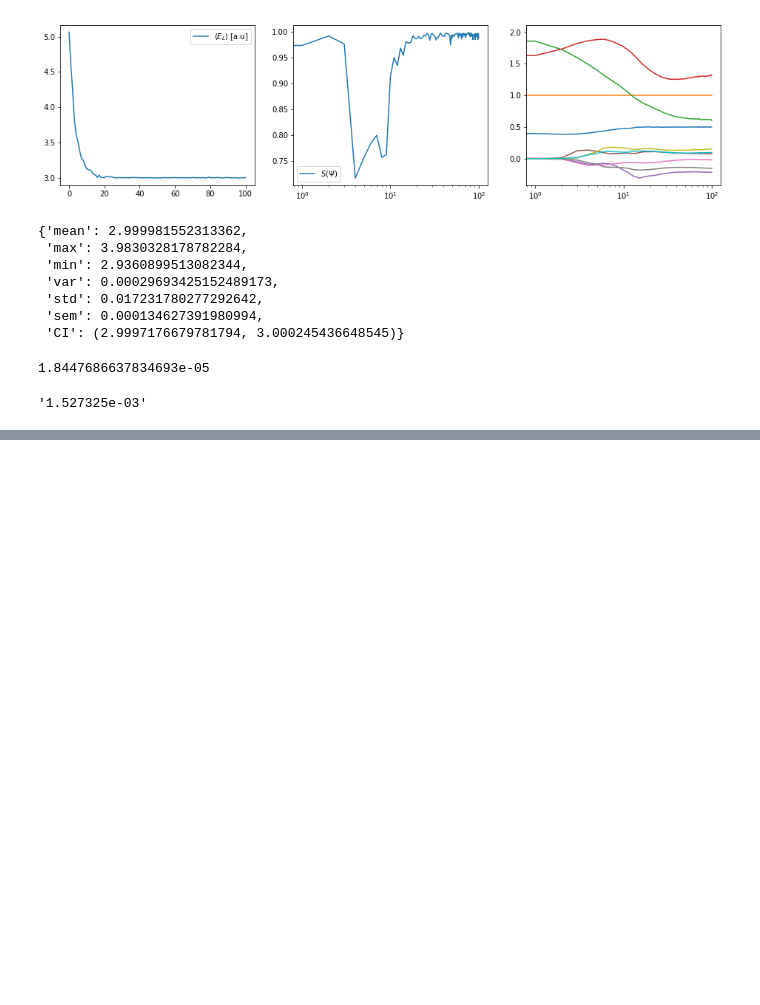
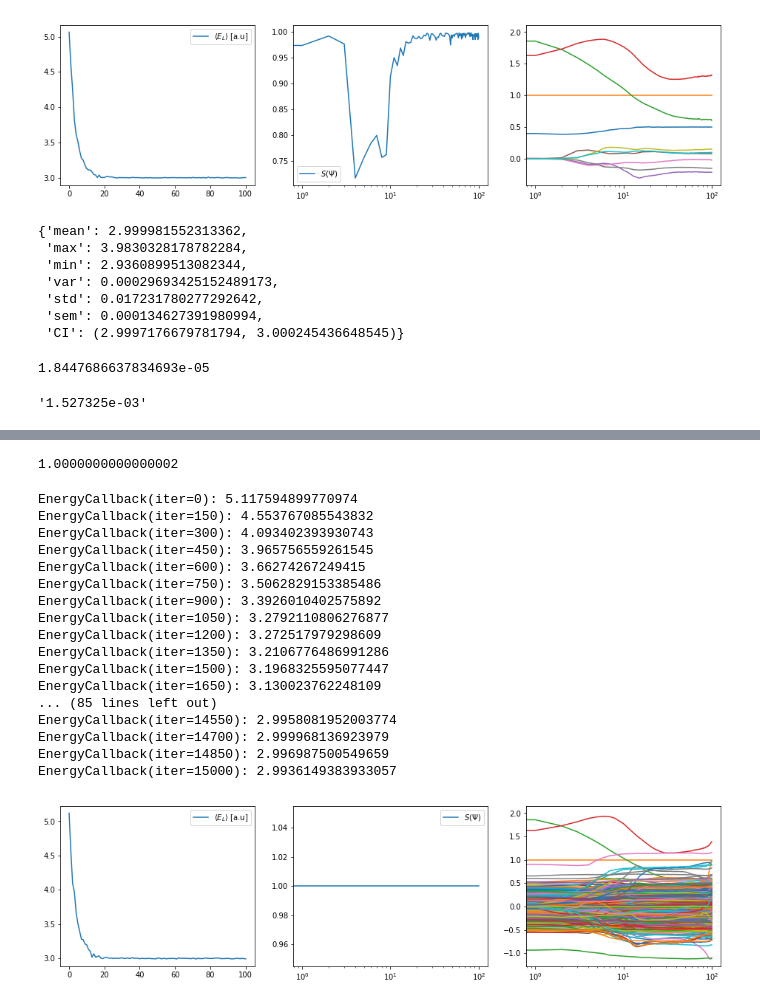
Before and after one commit to bsamseth/qflow, a Jupyter notebook: scripts/Quantum-dots-results.ipynb, the cells around one changed output, grey strips where cells are left out. Drawn from its saved outputs; the diff is of its cells as text; code cells hidden in the pictures; blank space fills up the shorter version.

```diff
--- a/scripts/rbm-sym-vs-nonsym.ipynb
+++ b/scripts/Quantum-dots-results.ipynb
@@ -431,0 +431,15 @@ AttributeError: Client
+# %%
+simple_gaussian = SimpleGaussian(alpha=0.5)
+jastrow = JastrowOrion(beta=2, gamma=1.5)
+layers = [
+    DenseLayer(2*D, 32, activation=tanh, scale_factor=0.001),
+    DenseLayer(32, 16, activation=tanh),
+    DenseLayer(16, 1, activation=exponential),
+]
+dnn = Dnn()
+for l in layers:
+    dnn.add_layer(l)
+simple_and_jastrow = WavefunctionProduct(simple_gaussian, jastrow)
+pooled_dnn = SumPooling(dnn)
+psi = WavefunctionProduct(simple_and_jastrow, pooled_dnn)
+psi_sampler = ImportanceSampler(system, psi, step_size=0.1)
@@ -431,0 +468,39 @@ AttributeError: Client
+# %%
+psi.symmetry_metric(psi_sampler, 10000)
+# %% [output]
+1.0000000000000002
+# %%
+psi_energies = EnergyCallback(samples=5000, verbose=True)
+psi_symmetries = SymmetryCallback(samples=100)
+psi_parameters = ParameterCallback()
+
+train(
+    psi,
+    H1,
+    psi_sampler,
+    iters=15000,
+    samples=1000,
+    gamma=0,
+    optimizer=AdamOptimizer(len(psi.parameters)),
+    call_backs=(psi_energies, psi_symmetries, psi_parameters),
+)
+plot_training(psi_energies, psi_symmetries, psi_parameters)
+# %% [output]
+EnergyCallback(iter=0): 5.117594899770974
+EnergyCallback(iter=150): 4.553767085543832
+EnergyCallback(iter=300): 4.093402393930743
+EnergyCallback(iter=450): 3.965756559261545
+EnergyCallback(iter=600): 3.66274267249415
+EnergyCallback(iter=750): 3.5062829153385486
+EnergyCallback(iter=900): 3.3926010402575892
+EnergyCallback(iter=1050): 3.2792110806276877
+EnergyCallback(iter=1200): 3.272517979298609
+EnergyCallback(iter=1350): 3.2106776486991286
+EnergyCallback(iter=1500): 3.1968325595077447
+EnergyCallback(iter=1650): 3.130023762248109
+... (85 lines left out)
+EnergyCallback(iter=14550): 2.9958081952003774
+EnergyCallback(iter=14700): 2.999968136923979
+EnergyCallback(iter=14850): 2.996987500549659
+EnergyCallback(iter=15000): 2.9936149383933057
+[figure, added]
```
Also changed, not shown: parts of 15 cells of this notebook.
